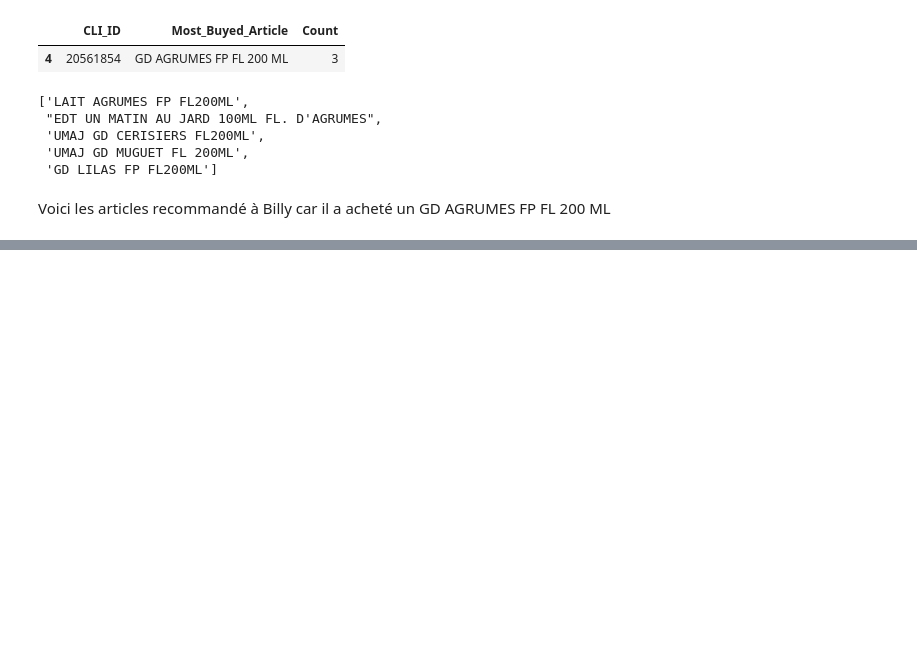
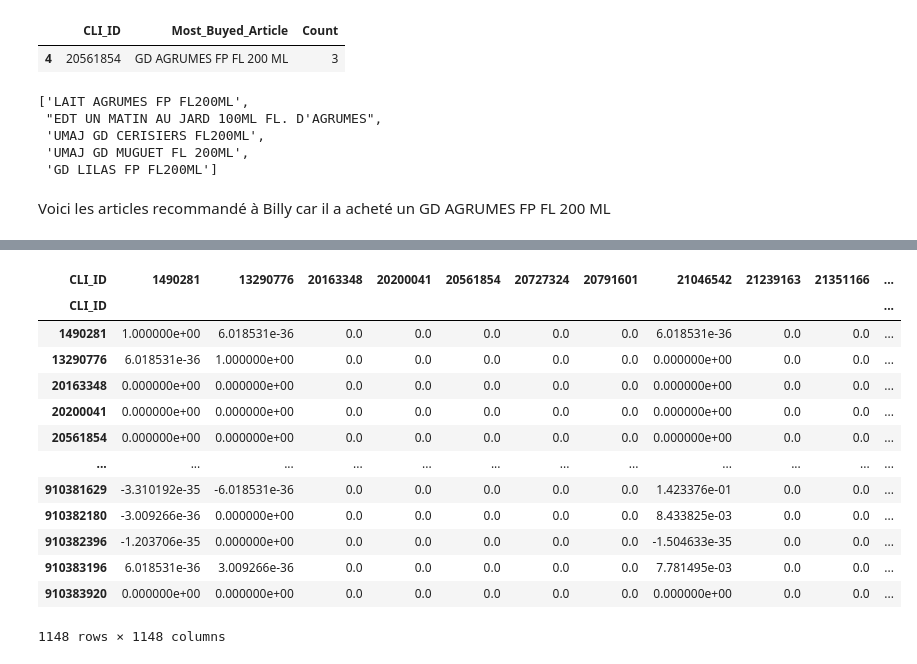
Before and after one commit to Sandra-I/recommender-Epitech, a Jupyter notebook: Recommendation.ipynb, the cells around one changed output, grey strips where cells are left out. Saved outputs shown, nothing was run; the diff lists cells and outputs as text; code cells hidden in the pictures; blank space fills up the shorter version.

```diff
--- a/Recommendation.ipynb
+++ b/Recommendation.ipynb
@@ -382,0 +405,19 @@ product_df[(product_df["FAMILLE"] == 'MAQUILLAGE')]
+# %%
+similarities = cosine_similarity(user_item_frequence_pivot)
+cosine_similarity_df = pd.DataFrame(similarities, index=user_item_frequence_pivot.index,columns=user_item_frequence_pivot.index)
+cosine_similarity_df
+# %% [output]
+| CLI_ID | 1490281 | 13290776 | 20163348 | 20200041 | 20561854 | 20727324 | 20791601 | 21046542 | 21239163 | 21351166 | ... |
+| CLI_ID |  |  |  |  |  |  |  |  |  |  | ... |
+| 1490281 | 1.000000e+00 | 6.018531e-36 | 0.0 | 0.0 | 0.0 | 0.0 | 0.0 | 6.018531e-36 | 0.0 | 0.0 | ... |
+| 13290776 | 6.018531e-36 | 1.000000e+00 | 0.0 | 0.0 | 0.0 | 0.0 | 0.0 | 0.000000e+00 | 0.0 | 0.0 | ... |
+| 20163348 | 0.000000e+00 | 0.000000e+00 | 0.0 | 0.0 | 0.0 | 0.0 | 0.0 | 0.000000e+00 | 0.0 | 0.0 | ... |
+| 20200041 | 0.000000e+00 | 0.000000e+00 | 0.0 | 0.0 | 0.0 | 0.0 | 0.0 | 0.000000e+00 | 0.0 | 0.0 | ... |
+| 20561854 | 0.000000e+00 | 0.000000e+00 | 0.0 | 0.0 | 0.0 | 0.0 | 0.0 | 0.000000e+00 | 0.0 | 0.0 | ... |
+| ... | ... | ... | ... | ... | ... | ... | ... | ... | ... | ... | ... |
+| 910381629 | -3.310192e-35 | -6.018531e-36 | 0.0 | 0.0 | 0.0 | 0.0 | 0.0 | 1.423376e-01 | 0.0 | 0.0 | ... |
+| 910382180 | -3.009266e-36 | 0.000000e+00 | 0.0 | 0.0 | 0.0 | 0.0 | 0.0 | 8.433825e-03 | 0.0 | 0.0 | ... |
+| 910382396 | -1.203706e-35 | 0.000000e+00 | 0.0 | 0.0 | 0.0 | 0.0 | 0.0 | -1.504633e-35 | 0.0 | 0.0 | ... |
+| 910383196 | 6.018531e-36 | 3.009266e-36 | 0.0 | 0.0 | 0.0 | 0.0 | 0.0 | 7.781495e-03 | 0.0 | 0.0 | ... |
+| 910383920 | 0.000000e+00 | 0.000000e+00 | 0.0 | 0.0 | 0.0 | 0.0 | 0.0 | 0.000000e+00 | 0.0 | 0.0 | ... |
+1148 rows × 1148 columns
```
Also changed, not shown: parts of 58 cells of this notebook.
